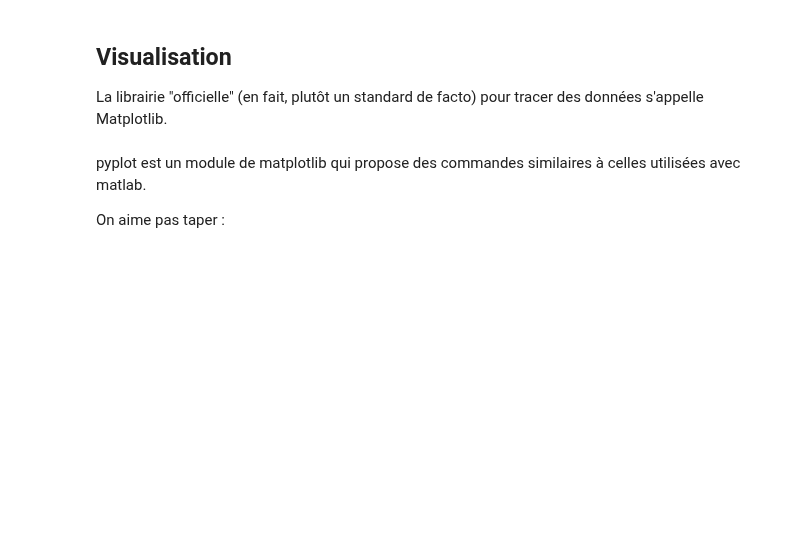
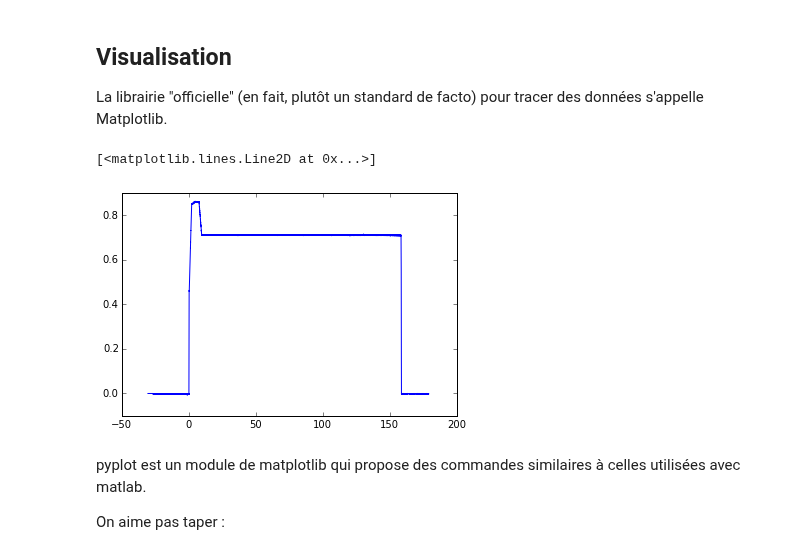
Before and after one commit to jhillairet/Python_Course_For_Fusion, a Jupyter notebook: Courses/PartI_Introduction.ipynb, the cells around one changed output. Saved outputs shown, nothing was run; the diff lists cells and outputs as text; code cells hidden in the pictures; blank space fills up the shorter version.

```diff
--- a/Courses/PartI_Introduction.ipynb
+++ b/Courses/PartI_Introduction.ipynb
@@ -533,9 +618,13 @@ Help: numpy.argmax?
 ## Visualisation
 La librairie "officielle" (en fait, plutôt un standard de facto) pour tracer des données s'appelle Matplotlib.
 # %%
->>> import matplotlib.pyplot
+import matplotlib.pyplot
+%matplotlib inline
 
->>> matplotlib.pyplot.plot(t, ip)
+matplotlib.pyplot.plot(t, ip)
+# %% [output]
+[<matplotlib.lines.Line2D at 0x...>]
+[figure, added]
 # %% [markdown]
 pyplot est un module de matplotlib qui propose des commandes similaires à celles utilisées avec matlab.
 
```
Also changed, not shown: parts of 48 cells of this notebook, 3 other files.
